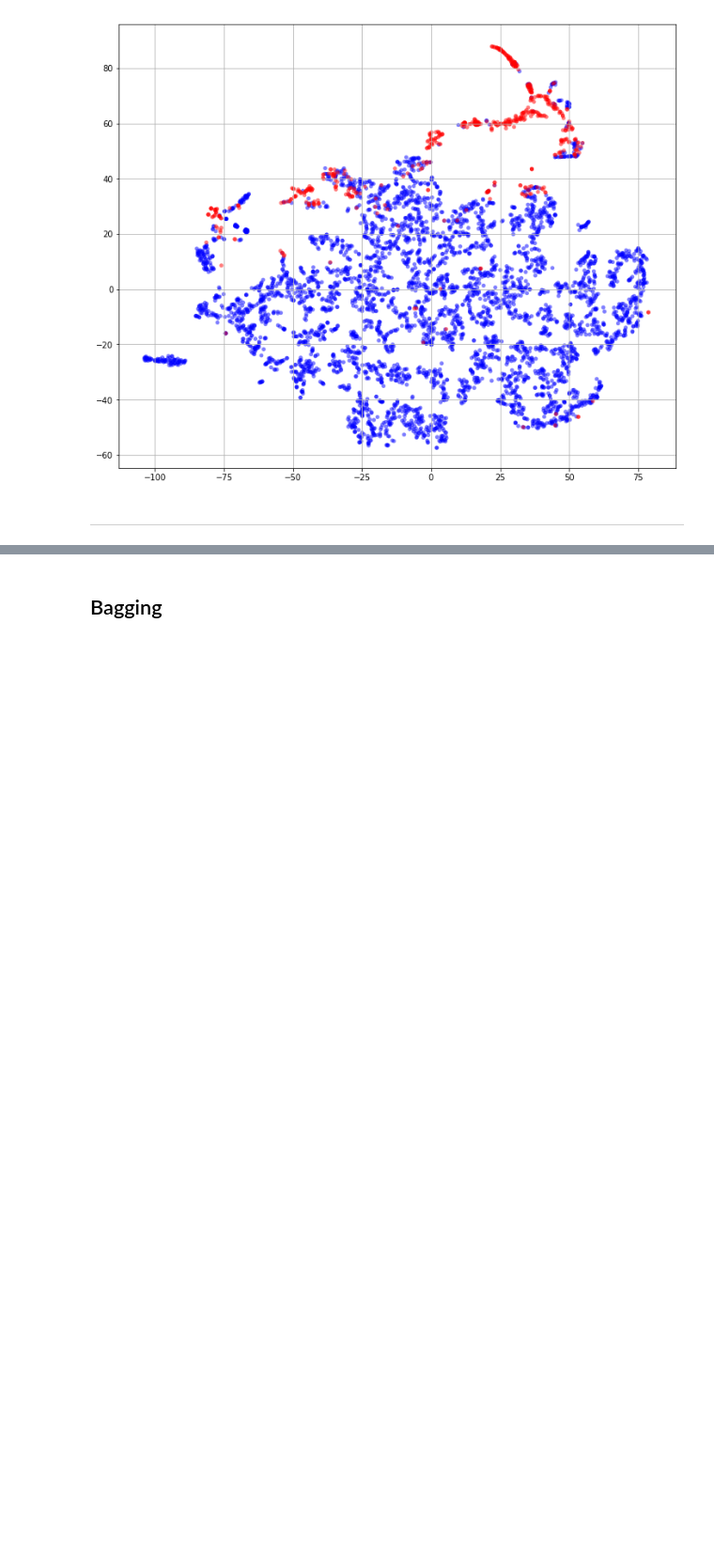
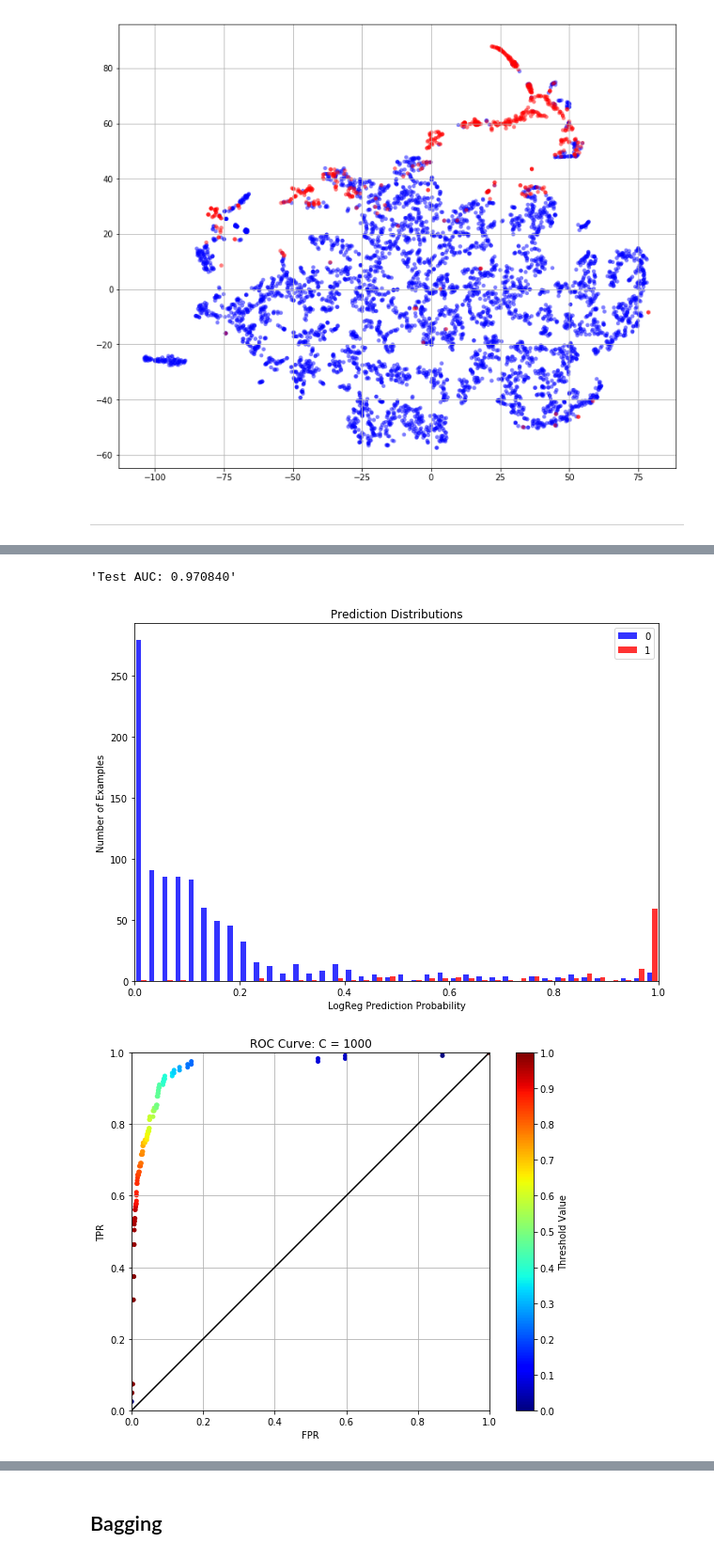
Before and after one commit to chrismbryant/imbalanced-data-classification, a Jupyter notebook: notebooks/imbalanced_data_methods.ipynb, the cells around one changed output, grey strips where cells are left out. Shown: that part at 94% size. Saved outputs shown, nothing was run; the diff lists cells and outputs as text; code cells hidden in the pictures; blank space fills up the shorter version.

```diff
--- a/notebooks/imbalanced_data_methods.ipynb
+++ b/notebooks/imbalanced_data_methods.ipynb
@@ -154,0 +410,25 @@ plt.show()
+# %%
+smote = SMOTE(random_state = 101)
+X_SMOTE_train, y_SMOTE_train = smote.fit_sample(X_train, y_train)
+
+data_SMOTE = {
+    "X_train": X_SMOTE_train,
+    "X_valid": X_valid,
+    "X_test": X_test,
+    "y_train": y_SMOTE_train,
+    "y_valid": y_valid,
+    "y_test": y_test
+}
+
+result_SMOTE = tune_log_reg(data_SMOTE, c_params)
+"Test AUC: %f" % result_SMOTE["auc_test"]
+# %% [output]
+'Test AUC: 0.970840'
+# %%
+C = c_params[12]
+plot_prediction_dist(data_SMOTE["y_valid"], result_SMOTE["p_valid"][C])
+plot_roc(result_SMOTE["roc_valid"][C], title = "ROC Curve: C = %g" % C)
+plot_roc(result_SMOTE["roc_test"], title = "ROC Curve Test")
+# %% [output]
+[figure, added]
+[figure, added]
```
Also changed, not shown: parts of 22 cells of this notebook.
